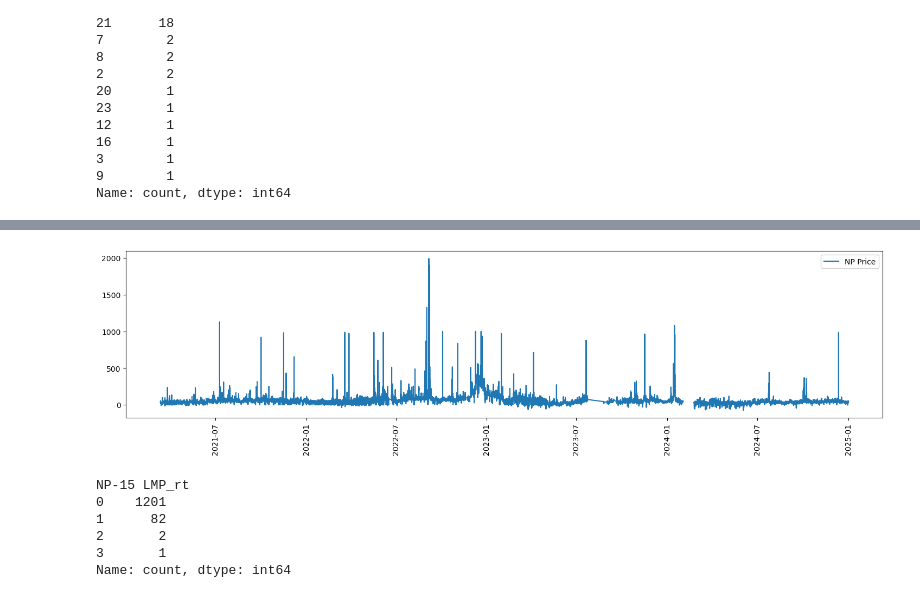
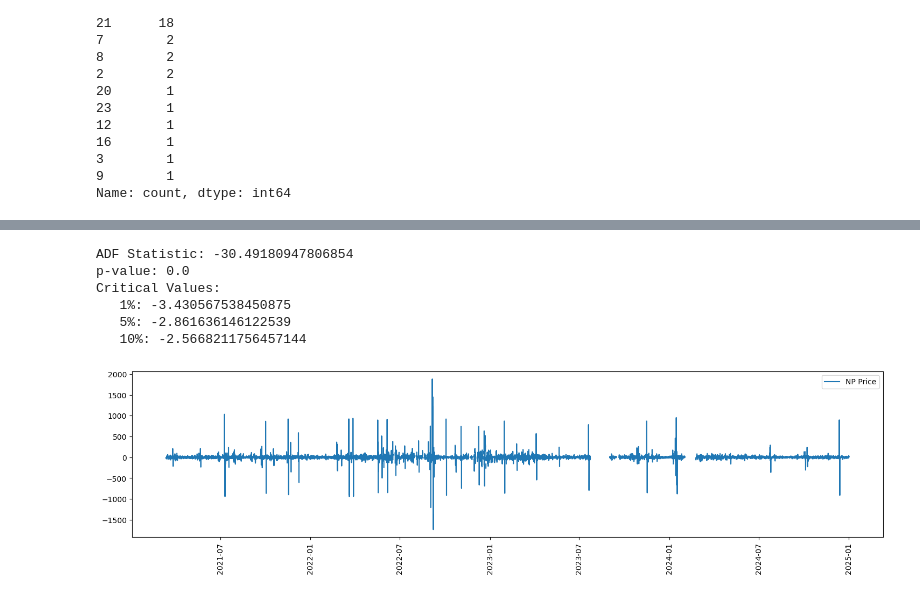
Before and after one commit to shabarishch/PowerPrices, a Jupyter notebook: Shabarish_TimeSeries.ipynb, the cells around one changed output, grey strips where cells are left out. Drawn from its saved outputs; the diff is of its cells as text; code cells hidden in the pictures.

Commit message:
Structured Time Series Analysis

```diff
--- a/Shabarish_TimeSeries.ipynb
+++ b/Shabarish_TimeSeries.ipynb
@@ -79,0 +174,4 @@ data_smallgaps = pd.merge(data, smallgapdays, on='begin_time', how='inner')
+# %%
+data['NP-15 LMP_rt 24hrdiff'] = data['NP-15 LMP_rt']-data['NP-15 LMP_rt'].shift(24)
+data['NP-15 LMP_rt 24hrdiff'].head(50)
+#data_nogaps
@@ -80,23 +196,23 @@ data_smallgaps = pd.merge(data, smallgapdays, on='begin_time', how='inner')
+# %%
+result = adfuller(data['NP-15 LMP_rt 24hrdiff'].dropna(), autolag='AIC')
+print(f'ADF Statistic: {result[0]}')
+print(f'p-value: {result[1]}')
+print(f'Critical Values:')
+for key, value in result[4].items():
+    print(f'   {key}: {value}')
+# %% [output]
+ADF Statistic: -30.49180947806854
+p-value: 0.0
+Critical Values:
+   1%: -3.430567538450875
+   5%: -2.861636146122539
+   10%: -2.5668211756457144
 # %%
 plt.figure(figsize=(18, 4))
-#plt.plot(filtered_data['begin_time'], filtered_data['SP-15 LMP_da'] , label='SP Price')
-plt.plot(data_smallgaps['begin_time'], data_smallgaps['NP-15 LMP_rt'] , label='NP Price')
+plt.plot(data['begin_time'], data['NP-15 LMP_rt 24hrdiff'] , label='NP Price')
 
 plt.xticks(rotation=90)
 plt.legend()
 plt.show()
 # %% [output]
-[figure, old version]
+[figure, new version]
-# %%
-DailyNANCounts_postprocess = data_smallgaps.groupby(data_smallgaps['begin_time'].apply(lambda x: x.date())).apply(lambda g: g.isna().sum())
-DailyNANCounts_postprocess.drop(columns=['begin_time'], inplace=True)
-DailyNANCounts_postprocess.reset_index(inplace=True)
-#DailyNANCounts_postprocess[DailyNANCounts_postprocess['NP-15 LMP_rt']==9]
-DailyNANCounts_postprocess['NP-15 LMP_rt'].value_counts()
-# %% [output]
-NP-15 LMP_rt
-0    1201
-1      82
-2       2
-3       1
-Name: count, dtype: int64
```
Also changed, not shown: parts of 22 cells of this notebook, 5 other files.
